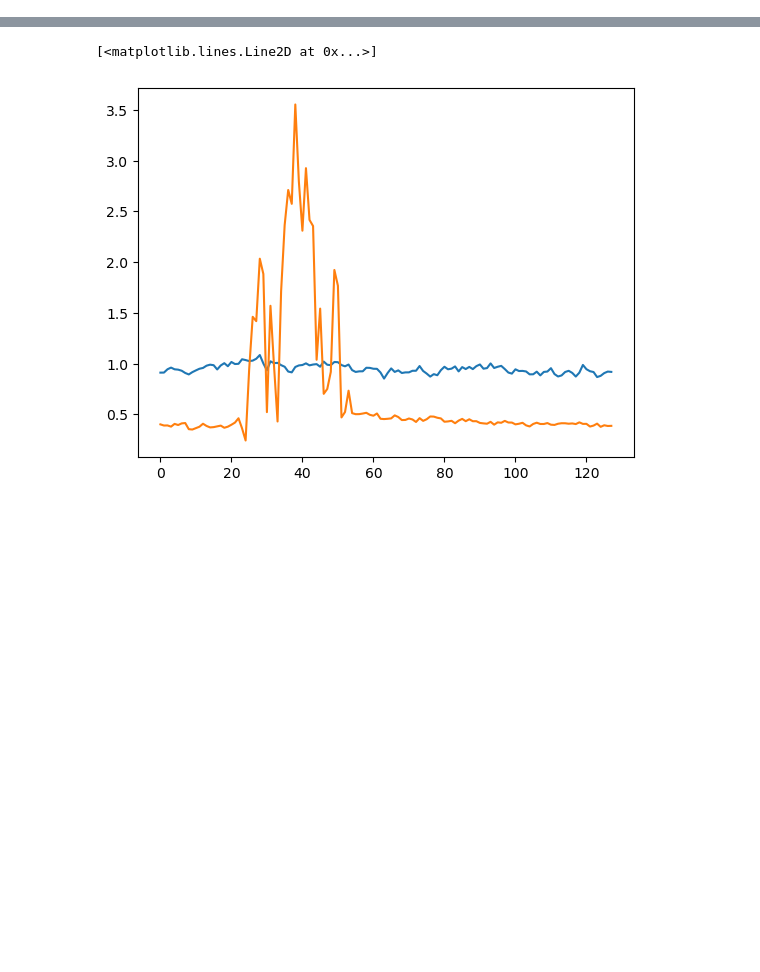
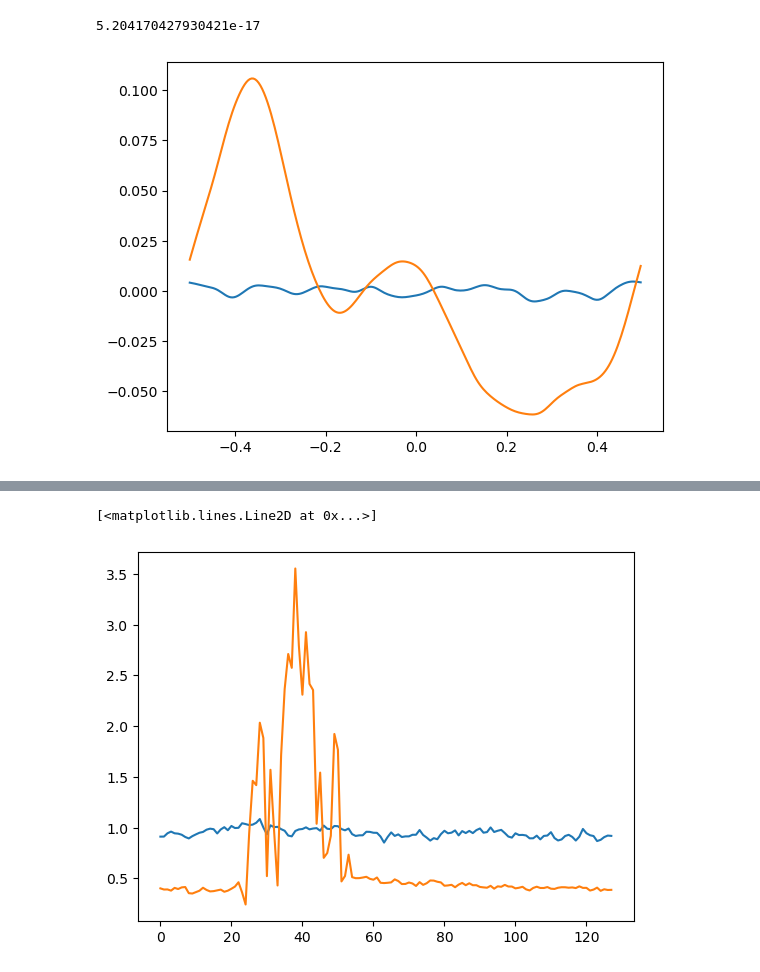
Before and after one commit to manu0x/pyGP_fields, a Jupyter notebook: fdm_1d_example_splitting.ipynb, the cells around one changed output, grey strips where cells are left out. Cells and saved outputs as stored; diff of their text form; code cells hidden in the pictures; blank space fills up the shorter version.

```diff
--- a/fdm_1d_example_splitting.ipynb
+++ b/fdm_1d_example_splitting.ipynb
@@ -470,0 +558,9 @@ MASS LAST is  115.87800265570147 14832.38433992979
+# %%
+chk = frames_sig["50.0"]
+#np.save("psi_ini.npy",chk["psi_ini"])
+print(type(chk))
+x = chk["x"]
+d_ini = np.square(np.abs(chk["psi_ini"]))-np.mean(np.square(np.abs(chk["psi_ini"])))
+d_end = np.square(np.abs(chk["psi_end"]))-np.mean(np.square(np.abs(chk["psi_end"])))
+for i in chk.keys():
+    print(i)
@@ -470,0 +580,8 @@ MASS LAST is  115.87800265570147 14832.38433992979
+# %%
+
+plt.plot(x,d_ini)
+plt.plot(x,d_end)
+np.mean(d_end)
+# %% [output]
+5.204170427930421e-17
+[figure, added]
```
Also changed, not shown: parts of 6 cells of this notebook.
